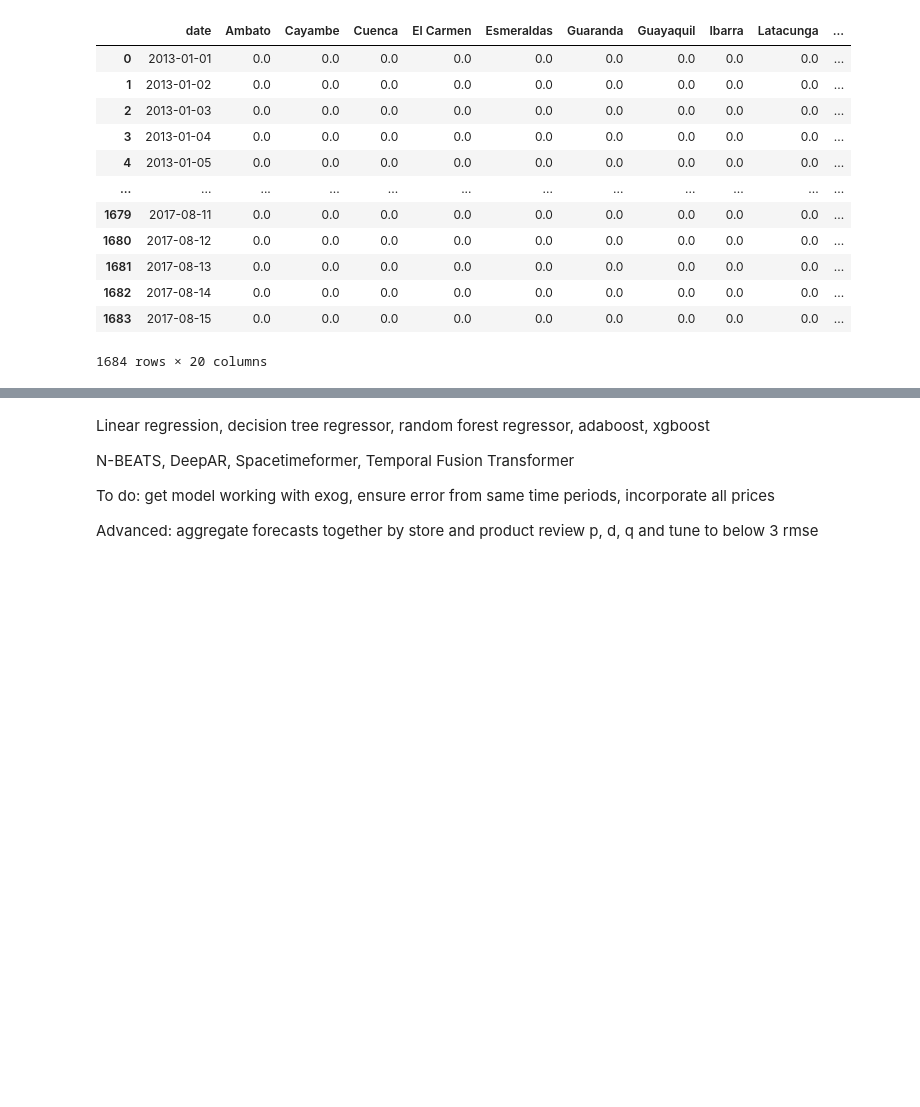
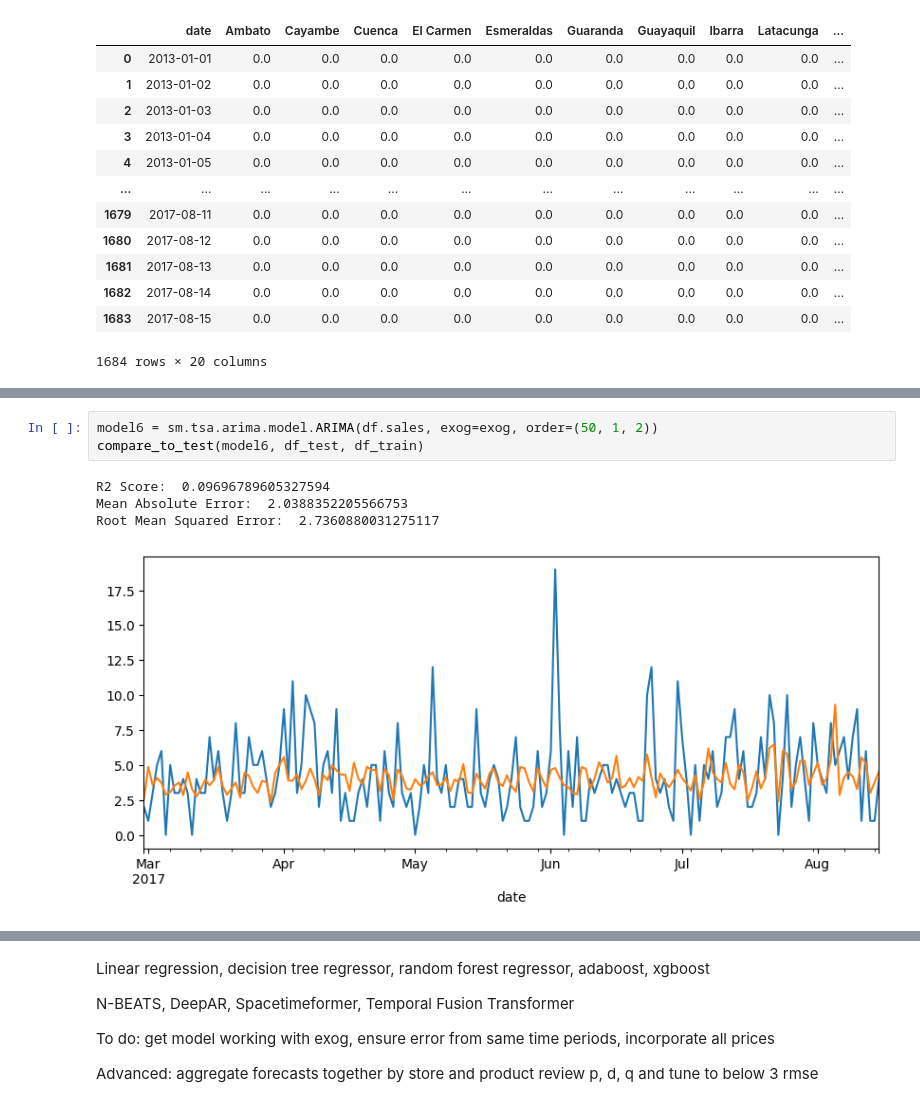
Before and after one commit to Nasibul/e-commerce, a Jupyter notebook: ml-inventory/New Folder/Advanced ARIMA.ipynb, the cells around one changed output, grey strips where cells are left out. Drawn from its saved outputs; the diff is of its cells as text; blank space fills up the shorter version.

```diff
--- a/ml-inventory/New Folder/Advanced ARIMA.ipynb
+++ b/ml-inventory/New Folder/Advanced ARIMA.ipynb
@@ -545,0 +546,8 @@ exog
+# %%
+model6 = sm.tsa.arima.model.ARIMA(df.sales, exog=exog, order=(50, 1, 2))
+compare_to_test(model6, df_test, df_train)
+# %% [output]
+R2 Score:  0.09696789605327594
+Mean Absolute Error:  2.0388352205566753
+Root Mean Squared Error:  2.7360880031275117
+[figure, added]
```
Also changed, not shown: parts of 8 cells of this notebook.
